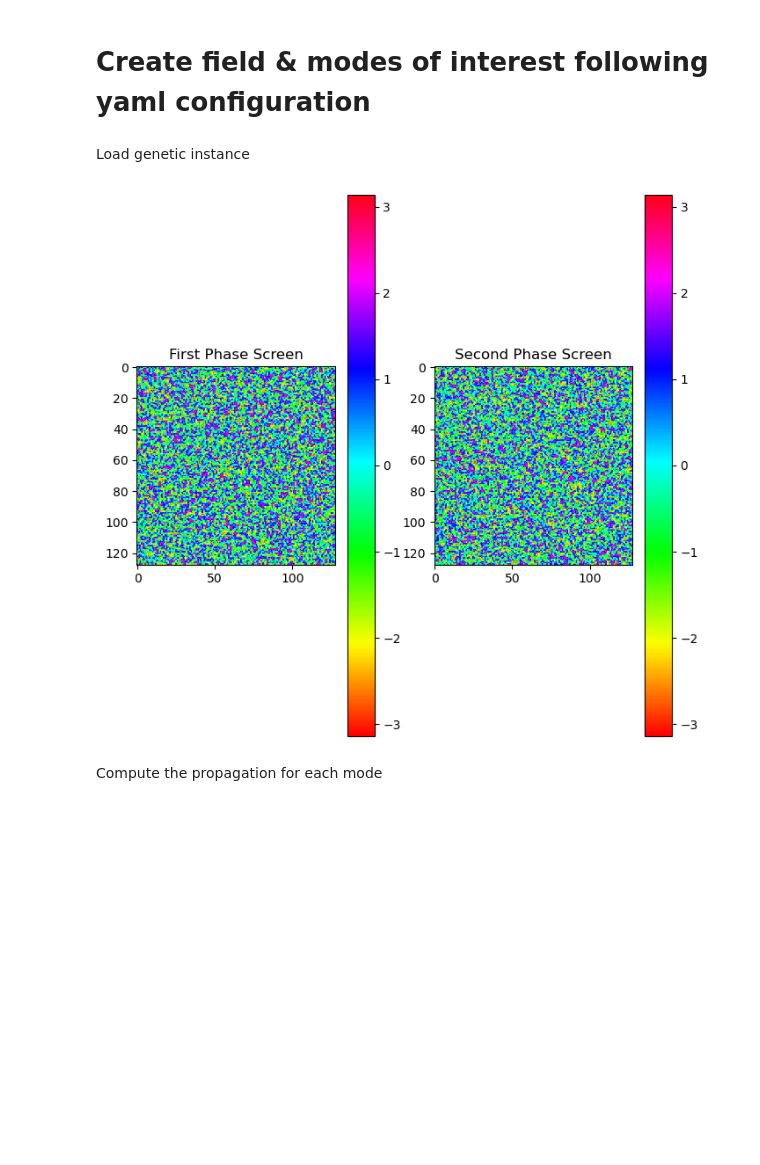
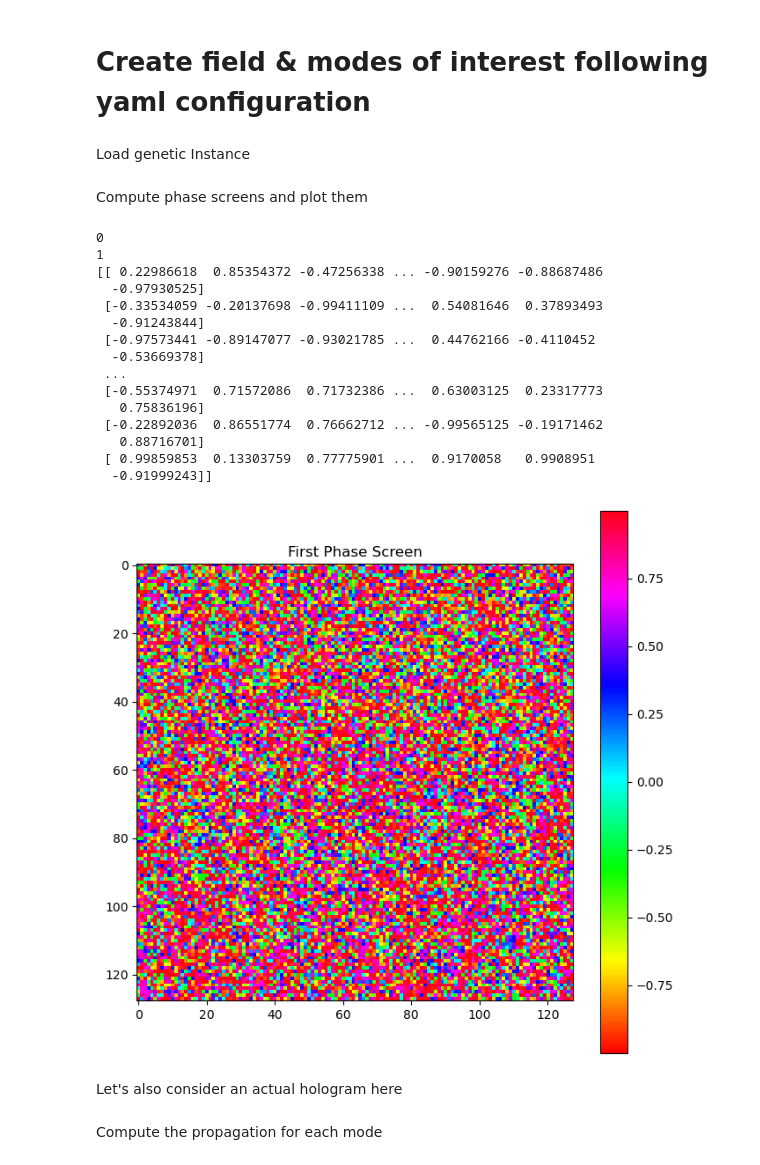
Before and after one commit to TareqJ1000/KnotSorter, a Jupyter notebook: PhaseAnalyzer.ipynb, the cells around one changed output. Cells and saved outputs as stored; diff of their text form; code cells hidden in the pictures; blank space fills up the shorter version.

```diff
--- a/PhaseAnalyzer.ipynb
+++ b/PhaseAnalyzer.ipynb
@@ -41,12 +41,13 @@ def TotInt(Ex):
 # %% [markdown]
 # Create field & modes of interest following yaml configuration
 # %%
-stream = open(f"configs/ga_knots.yaml", 'r')
+stream = open(f"configs/ga1.yaml", 'r')
 cnfg = yaml.load(stream, Loader=Loader)
 
 N = cnfg['dim']
 num_of_output_chans = cnfg['num_output_chans']
 output_chan_width = cnfg['output_chan_width'] * mm # in mm
+num_of_phase_maps = cnfg['num_maps']
 
 # Some parameters specifying the LG modes
 
@@ -95,3 +96,5 @@ if(isKnot):
 else:
     for ii in range(len(LG_modes)):
         list_of_OAMs.append(oamModes(LG(r, phi, LG_modes[ii][0], LG_modes[ii][1], w0,h,0,k), output_chans[ii]))
+# %% [markdown]
+Load genetic Instance
@@ -98,28 +108,47 @@ else:
 # %% [markdown]
-Load genetic instance
+Compute phase screens and plot them
 # %%
-import pickle
-
-instance_name = 'oam_knots'
-
-with open(f"best_phases/{instance_name}.pkl", 'rb') as file:
-     phase_out = pickle.load(file)
+phase_maps = np.empty((num_of_phase_maps, N, N), dtype=complex)
 
 # Compute phase screens and plot them
-phaseScreenUno = np.exp(1j*phase_out[0,:,:])
-phaseScreenDos = np.exp(1j*phase_out[1,:,:])
+for ii in range(num_of_phase_maps):
+    print(ii)
+    phase_maps[ii]= np.exp(1j*phase_out[ii,:,:])
 
-fig, ax = plt.subplots(1,2, figsize=(8,8))
+#phaseScreenDos = np.exp(1j*phase_out[1,:,:])
 
-first = ax[0].imshow(np.angle(phaseScreenUno), cmap='hsv')
-ax[0].set_title("First Phase Screen")
-c1 = fig.colorbar(first, ax=ax[0])
+fig, ax = plt.subplots(1,1, figsize=(8,8))
 
+first = ax.imshow(np.angle(phase_maps[0]), cmap='hsv')
+ax.set_title("First Phase Screen")
+c1 = fig.colorbar(first, ax=ax)
 
-second = ax[1].imshow(np.angle(phaseScreenDos), cmap='hsv')
+'''
+second = ax[1].imshow(np.angle(phase_maps[1]), cmap='hsv')
 ax[1].set_title("Second Phase Screen")
 c2 = fig.colorbar(second, ax=ax[1])
 
+
+'''
+print(phase_out[0])
+
 plt.show()
 # %% [output]
+0
+1
+[[ 0.22986618  0.85354372 -0.47256338 ... -0.90159276 -0.88687486
+  -0.97930525]
+ [-0.33534059 -0.20137698 -0.99411109 ...  0.54081646  0.37893493
+  -0.91243844]
+ [-0.97573441 -0.89147077 -0.93021785 ...  0.44762166 -0.4110452
+  -0.53669378]
+ ...
+ [-0.55374971  0.71572086  0.71732386 ...  0.63003125  0.23317773
+   0.75836196]
+ [-0.22892036  0.86551774  0.76662712 ... -0.99565125 -0.19171462
+   0.88716701]
+ [ 0.99859853  0.13303759  0.77775901 ...  0.9170058   0.9908951
+  -0.91999243]]
-[figure, old version]
+[figure, new version]
+# %% [markdown]
+Let's also consider an actual hologram here
```
Also changed, not shown: parts of 3 cells of this notebook, 21 other files.
